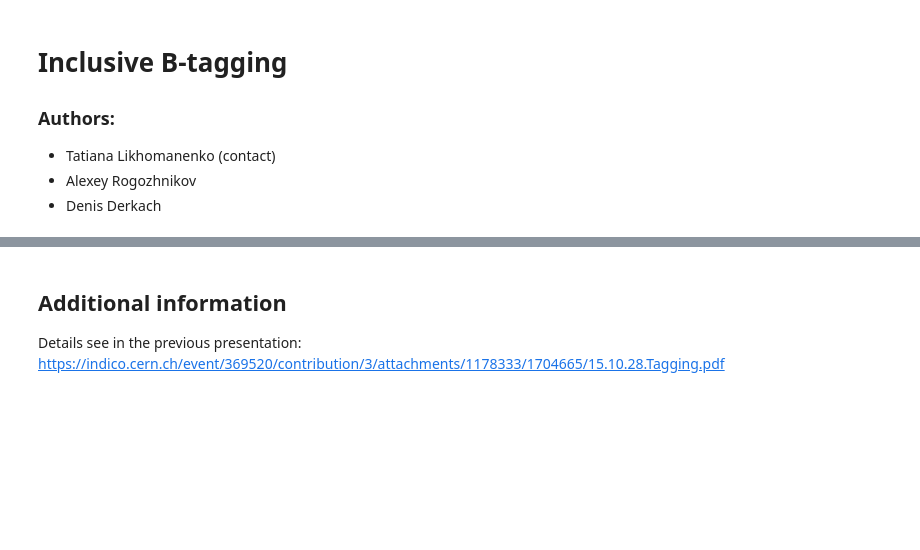
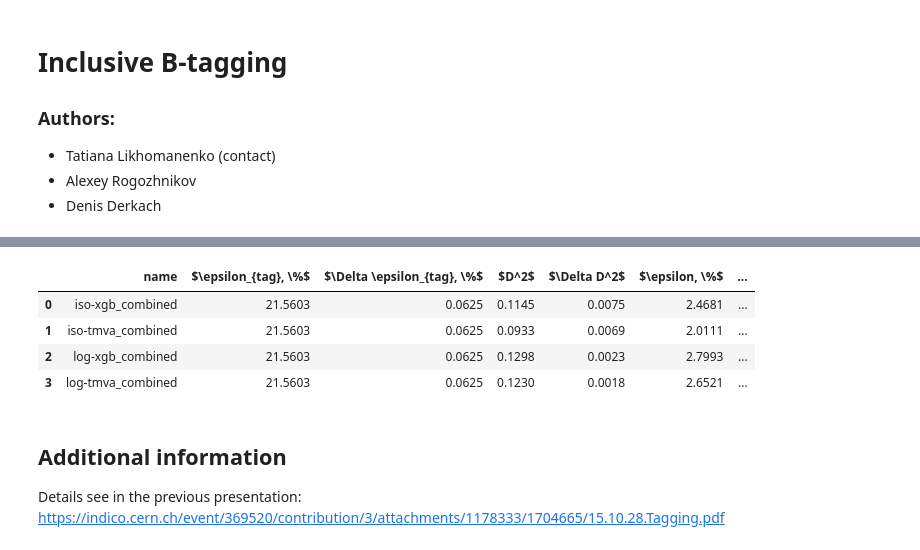
Before and after one commit to tlikhomanenko/tagging_LHCb, a Jupyter notebook: Analysis-scheme.ipynb, the cells around one changed output, grey strips where cells are left out. Cells and saved outputs as stored; diff of their text form; code cells hidden in the pictures; blank space fills up the shorter version.

```diff
--- a/Analysis-scheme.ipynb
+++ b/Analysis-scheme.ipynb
@@ -64,3 +87,12 @@ pandas.read_csv('img/old-tagging.csv').drop(['$\Delta$ AUC, with untag'], axis=1
+# %%
+pandas.set_option('display.precision', 4)
+pandas.read_csv('img/old-tagging-MC.csv').drop(['$\Delta$ AUC, with untag'], axis=1)
+# %% [output]
+|  | name | $\epsilon_{tag}, \%$ | $\Delta \epsilon_{tag}, \%$ | $D^2$ | $\Delta D^2$ | $\epsilon, \%$ | ... |
+| 0 | iso-xgb_combined | 21.5603 | 0.0625 | 0.1145 | 0.0075 | 2.4681 | ... |
+| 1 | iso-tmva_combined | 21.5603 | 0.0625 | 0.0933 | 0.0069 | 2.0111 | ... |
+| 2 | log-xgb_combined | 21.5603 | 0.0625 | 0.1298 | 0.0023 | 2.7993 | ... |
+| 3 | log-tmva_combined | 21.5603 | 0.0625 | 0.1230 | 0.0018 | 2.6521 | ... |
 # %% [markdown]
 ## Additional information
 
```
Also changed, not shown: parts of 38 cells of this notebook, 3 other files.
